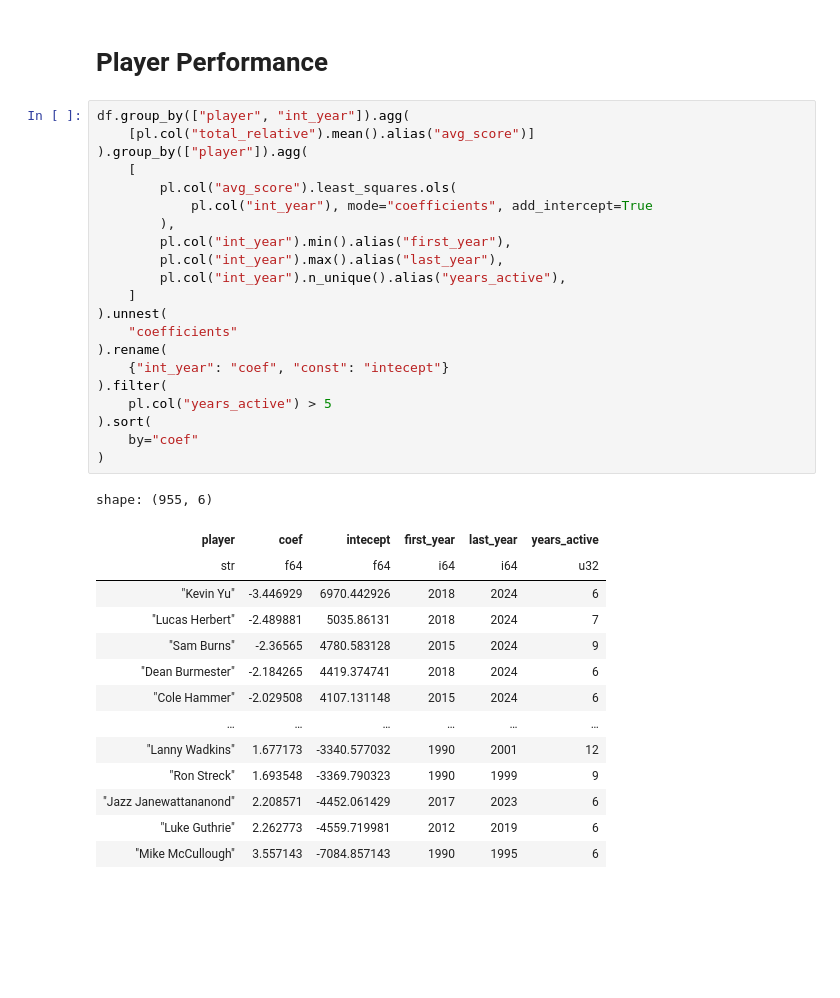
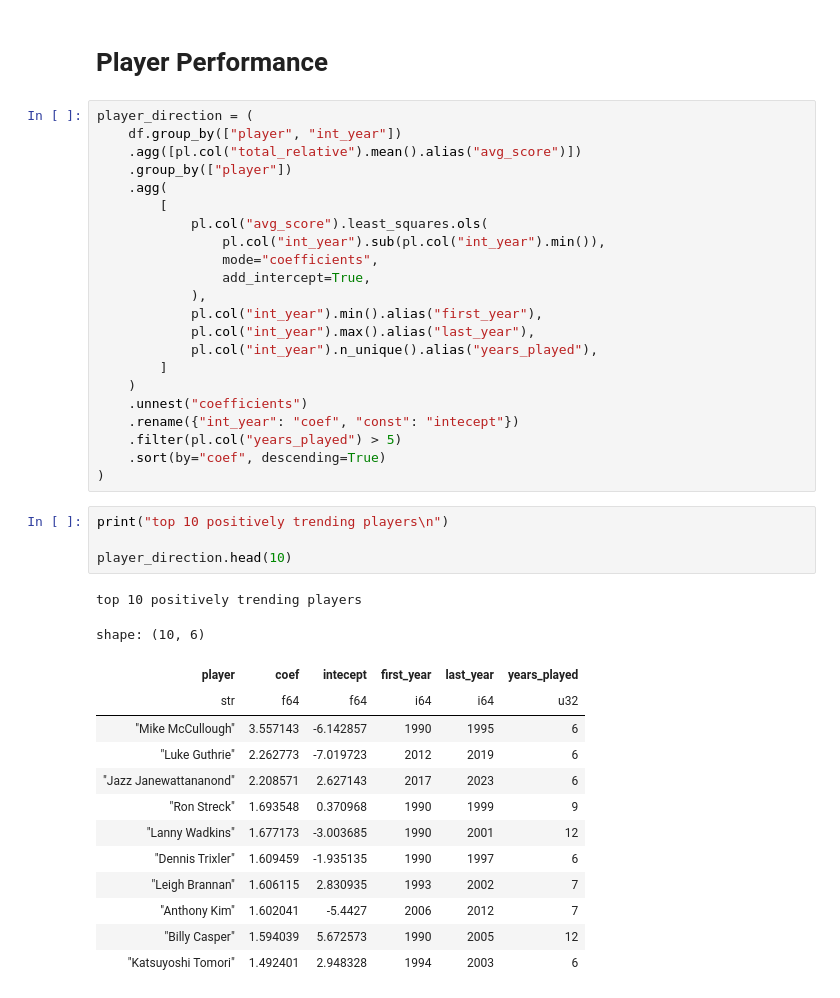
Before and after one commit to JackGreenaway/pga_scraper, a Jupyter notebook: analysis.ipynb, the cells around one changed output. Saved outputs shown, nothing was run; the diff lists cells and outputs as text; blank space fills up the shorter version.

```diff
--- a/analysis.ipynb
+++ b/analysis.ipynb
@@ -102,38 +147,43 @@ shape: (10, 3)
 # %% [markdown]
 # Player Performance
 # %%
-df.group_by(["player", "int_year"]).agg(
-    [pl.col("total_relative").mean().alias("avg_score")]
-).group_by(["player"]).agg(
-    [
-        pl.col("avg_score").least_squares.ols(
-            pl.col("int_year"), mode="coefficients", add_intercept=True
-        ),
-        pl.col("int_year").min().alias("first_year"),
-        pl.col("int_year").max().alias("last_year"),
-        pl.col("int_year").n_unique().alias("years_active"),
-    ]
-).unnest(
-    "coefficients"
-).rename(
-    {"int_year": "coef", "const": "intecept"}
-).filter(
-    pl.col("years_active") > 5
-).sort(
-    by="coef"
+player_direction = (
+    df.group_by(["player", "int_year"])
+    .agg([pl.col("total_relative").mean().alias("avg_score")])
+    .group_by(["player"])
+    .agg(
+        [
+            pl.col("avg_score").least_squares.ols(
+                pl.col("int_year").sub(pl.col("int_year").min()),
+                mode="coefficients",
+                add_intercept=True,
+            ),
+            pl.col("int_year").min().alias("first_year"),
+            pl.col("int_year").max().alias("last_year"),
+            pl.col("int_year").n_unique().alias("years_played"),
+        ]
+    )
+    .unnest("coefficients")
+    .rename({"int_year": "coef", "const": "intecept"})
+    .filter(pl.col("years_played") > 5)
+    .sort(by="coef", descending=True)
 )
-# %% [output]
-shape: (955, 6)
-| player | coef | intecept | first_year | last_year | years_active |
-| str | f64 | f64 | i64 | i64 | u32 |
-| "Kevin Yu" | -3.446929 | 6970.442926 | 2018 | 2024 | 6 |
-| "Lucas Herbert" | -2.489881 | 5035.86131 | 2018 | 2024 | 7 |
-| "Sam Burns" | -2.36565 | 4780.583128 | 2015 | 2024 | 9 |
-| "Dean Burmester" | -2.184265 | 4419.374741 | 2018 | 2024 | 6 |
-| "Cole Hammer" | -2.029508 | 4107.131148 | 2015 | 2024 | 6 |
-| … | … | … | … | … | … |
-| "Lanny Wadkins" | 1.677173 | -3340.577032 | 1990 | 2001 | 12 |
-| "Ron Streck" | 1.693548 | -3369.790323 | 1990 | 1999 | 9 |
-| "Jazz Janewattananond" | 2.208571 | -4452.061429 | 2017 | 2023 | 6 |
-| "Luke Guthrie" | 2.262773 | -4559.719981 | 2012 | 2019 | 6 |
-| "Mike McCullough" | 3.557143 | -7084.857143 | 1990 | 1995 | 6 |
+# %%
+print("top 10 positively trending players\n")
+
+player_direction.head(10)
+# %% [output]
+top 10 positively trending players
+shape: (10, 6)
+| player | coef | intecept | first_year | last_year | years_played |
+| str | f64 | f64 | i64 | i64 | u32 |
+| "Mike McCullough" | 3.557143 | -6.142857 | 1990 | 1995 | 6 |
+| "Luke Guthrie" | 2.262773 | -7.019723 | 2012 | 2019 | 6 |
+| "Jazz Janewattananond" | 2.208571 | 2.627143 | 2017 | 2023 | 6 |
+| "Ron Streck" | 1.693548 | 0.370968 | 1990 | 1999 | 9 |
+| "Lanny Wadkins" | 1.677173 | -3.003685 | 1990 | 2001 | 12 |
+| "Dennis Trixler" | 1.609459 | -1.935135 | 1990 | 1997 | 6 |
+| "Leigh Brannan" | 1.606115 | 2.830935 | 1993 | 2002 | 7 |
+| "Anthony Kim" | 1.602041 | -5.4427 | 2006 | 2012 | 7 |
+| "Billy Casper" | 1.594039 | 5.672573 | 1990 | 2005 | 12 |
+| "Katsuyoshi Tomori" | 1.492401 | 2.948328 | 1994 | 2003 | 6 |
```
Also changed, not shown: parts of 7 cells of this notebook, 3 other files.
